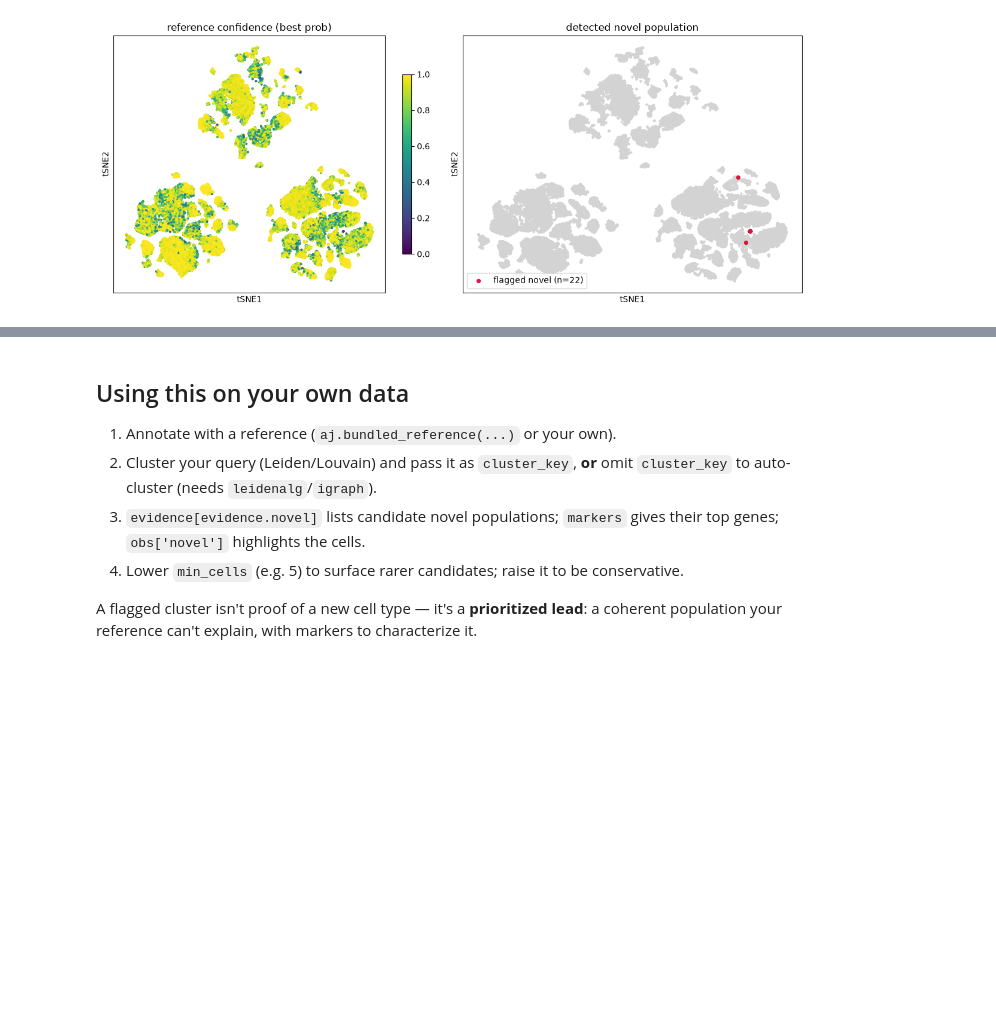
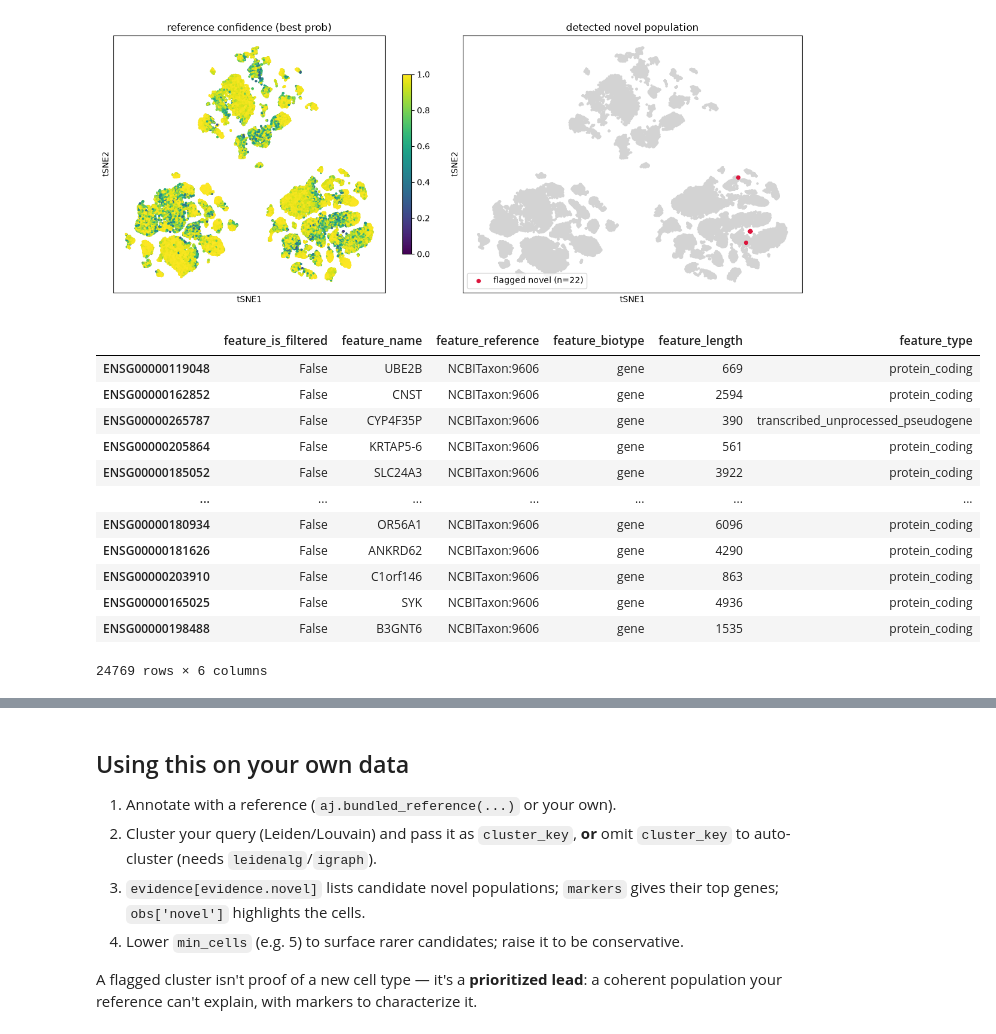
Before and after one commit to iandriver/actinn-jax, a Jupyter notebook: examples/novel_celltypes.ipynb, the cells around one changed output, grey strips where cells are left out. Drawn from its saved outputs; the diff is of its cells as text; code cells hidden in the pictures; blank space fills up the shorter version.

```diff
--- a/examples/novel_celltypes.ipynb
+++ b/examples/novel_celltypes.ipynb
@@ -139,3 +139,19 @@ for a in ax: a.set_xticks([]); a.set_yticks([]); a.set_xlabel('tSNE1'); a.set_yl
 plt.tight_layout(); plt.show()
 # %% [output]
 [figure]
+# %%
+adata.var
+# %% [output]
+|  | feature_is_filtered | feature_name | feature_reference | feature_biotype | feature_length | feature_type |
+| ENSG00000119048 | False | UBE2B | NCBITaxon:9606 | gene | 669 | protein_coding |
+| ENSG00000162852 | False | CNST | NCBITaxon:9606 | gene | 2594 | protein_coding |
+| ENSG00000265787 | False | CYP4F35P | NCBITaxon:9606 | gene | 390 | transcribed_unprocessed_pseudogene |
+| ENSG00000205864 | False | KRTAP5-6 | NCBITaxon:9606 | gene | 561 | protein_coding |
+| ENSG00000185052 | False | SLC24A3 | NCBITaxon:9606 | gene | 3922 | protein_coding |
+| ... | ... | ... | ... | ... | ... | ... |
+| ENSG00000180934 | False | OR56A1 | NCBITaxon:9606 | gene | 6096 | protein_coding |
+| ENSG00000181626 | False | ANKRD62 | NCBITaxon:9606 | gene | 4290 | protein_coding |
+| ENSG00000203910 | False | C1orf146 | NCBITaxon:9606 | gene | 863 | protein_coding |
+| ENSG00000165025 | False | SYK | NCBITaxon:9606 | gene | 4936 | protein_coding |
+| ENSG00000198488 | False | B3GNT6 | NCBITaxon:9606 | gene | 1535 | protein_coding |
+24769 rows × 6 columns
```
Also changed, not shown: parts of 6 cells of this notebook, 24 other files.
